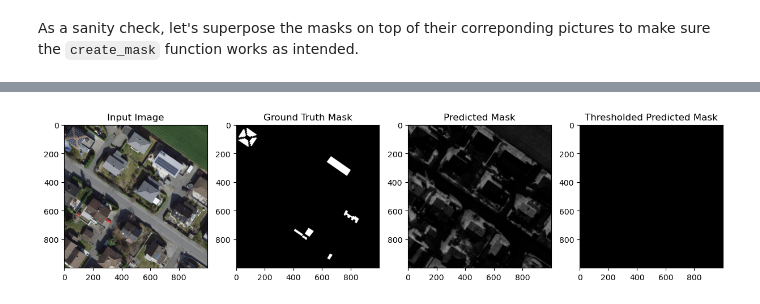
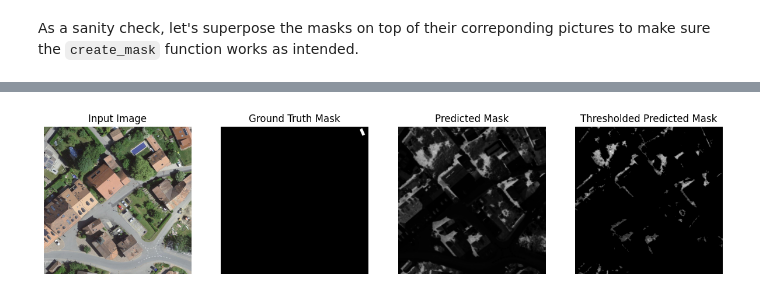
Before and after one commit to SDSC-christian/solar-energy-suitability, a Jupyter notebook: notebooks/run.ipynb, the cells around one changed output, grey strips where cells are left out. Drawn from its saved outputs; the diff is of its cells as text; code cells hidden in the pictures.

Commit message:
feat: experimenting w/ unet

```diff
--- a/notebooks/run.ipynb
+++ b/notebooks/run.ipynb
@@ -211,0 +182,4 @@ val_loader = DataLoader(val_dataset, batch_size=8)
+# %%
+train_dataset, val_dataset = torch.utils.data.random_split(dataset, [0.8, 0.2])
+train_loader = DataLoader(train_dataset, batch_size=8, shuffle=True)
+val_loader = DataLoader(val_dataset, batch_size=8)
@@ -230,0 +209,3 @@ class UNet(nn.Module):
+# %%
+device = torch.device("cuda" if torch.cuda.is_available() else "mps" if torch.mps.is_available() else "cpu")
+print(f"Using device: {device}")
@@ -231,18 +216,14 @@ class UNet(nn.Module):
 # %%
-model = UNet()
+model = UNet().to(device)
 criterion = nn.BCELoss()
 optimizer = optim.Adam(model.parameters(), lr=0.001)
-
-device = torch.device("cuda" if torch.cuda.is_available() else "cpu")
-model.to(device)
 
 epochs = 4
 for epoch in range(epochs):
     model.train()
     train_loss = 0
-    for images, masks in tqdm(train_loader):
+    for images, masks in tqdm(train_loader, desc=f"Training Epoch {epoch+1}/{epochs}", unit="batch"):
         images, masks = images.to(device), masks.to(device)
-
         outputs = model(images)
         loss = criterion(outputs, masks)
 
@@ -276,31 +257,41 @@ Validation Loss: 0.0465
 # %%
 model.eval()
-sample_image, sample_mask = dataset[5]
+
+
+sample_image, sample_mask = dataset[4]
 sample_image = sample_image.unsqueeze(0).to(device)
+with torch.no_grad():
+    predicted_output = model(sample_image)
 
-with torch.no_grad():
-    prediction = model(sample_image)
 
 input_image = sample_image.cpu().squeeze().permute(1, 2, 0)
-ground_truth_mask = sample_mask.cpu().squeeze()
-predicted_mask = prediction.cpu().squeeze()
+if isinstance(sample_mask, np.ndarray):
+    ground_truth_mask = torch.tensor(sample_mask)
 
-threshold = 1
-binary_predicted_mask = (predicted_mask > threshold)
+ground_truth_mask = ground_truth_mask.cpu().squeeze()
+predicted_mask = predicted_output.cpu().squeeze()
 
-plt.figure(figsize=(15, 5))
-plt.subplot(1, 4, 1)
-plt.title("Input Image")
-plt.imshow(input_image)
-plt.subplot(1, 4, 2)
-plt.title("Ground Truth Mask")
-plt.imshow(ground_truth_mask, cmap="gray")
-plt.subplot(1, 4, 3)
-plt.title("Predicted Mask")
-plt.imshow(predicted_mask, cmap="gray")
-plt.subplot(1, 4, 4)
-plt.title("Thresholded Predicted Mask")
-plt.imshow(binary_predicted_mask, cmap="gray")
-plt.show()
+binary_predicted_mask = (predicted_mask > 0.05)
+
+fig, axes = plt.subplots(1, 4, figsize=(15, 5))
+# Input image
+axes[0].imshow(input_image)
+axes[0].set_title("Input Image")
+axes[0].axis('off')
+
+# Ground truth mask
+axes[1].imshow(ground_truth_mask, cmap="gray")
+axes[1].set_title("Ground Truth Mask")
+axes[1].axis('off')
+
+# Predicted mask
+axes[2].imshow(predicted_mask, cmap="gray")
+axes[2].set_title("Predicted Mask")
+axes[2].axis('off')
+
+# Thresholded predicted mask
+axes[3].imshow(binary_predicted_mask, cmap="gray")
+axes[3].set_title("Thresholded Predicted Mask")
+axes[3].axis('off');
 # %% [output]
-[figure, old version]
+[figure, new version]
```
Also changed, not shown: parts of 22 cells of this notebook.
